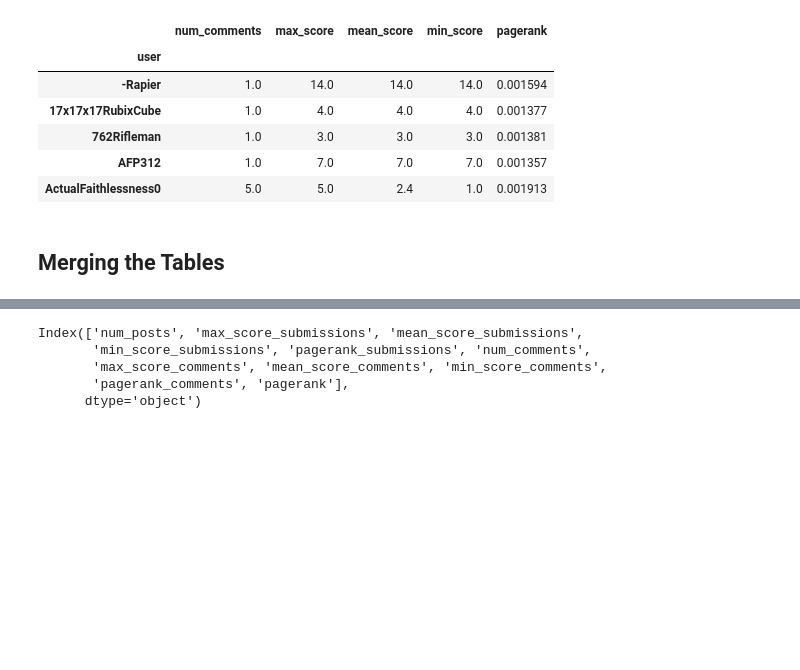
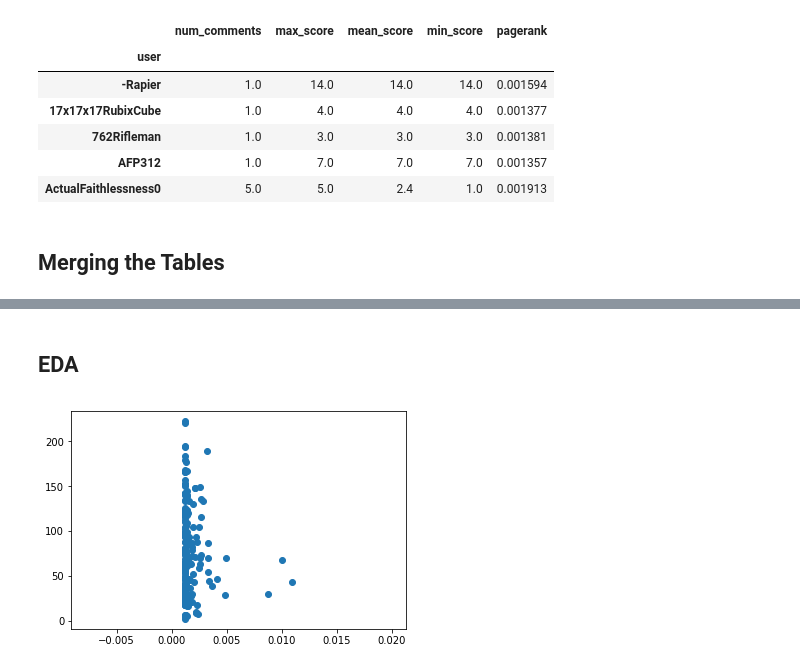
Before and after one commit to mjkern/RedditSubcultures, a Jupyter notebook: Data Cleaning and Augmentation.ipynb, the cells around one changed output, grey strips where cells are left out. Saved outputs shown, nothing was run; the diff lists cells and outputs as text; code cells hidden in the pictures; blank space fills up the shorter version.

```diff
--- a/Data Cleaning and Augmentation.ipynb
+++ b/Data Cleaning and Augmentation.ipynb
@@ -149,8 +149,8 @@ users.head()
-# %%
-users.columns
-# %% [output]
-Index(['num_posts', 'max_score_submissions', 'mean_score_submissions',
-       'min_score_submissions', 'pagerank_submissions', 'num_comments',
-       'max_score_comments', 'mean_score_comments', 'min_score_comments',
-       'pagerank_comments', 'pagerank'],
-      dtype='object')
+# %% [markdown]
+## EDA
+# %%
+# mean score vs pagerank
+plt.scatter(x=users['pagerank'], y=users['mean_score_submissions'])
+plt.show()
+# %% [output]
+[figure, added]
```
Also changed, not shown: parts of 4 cells of this notebook.
